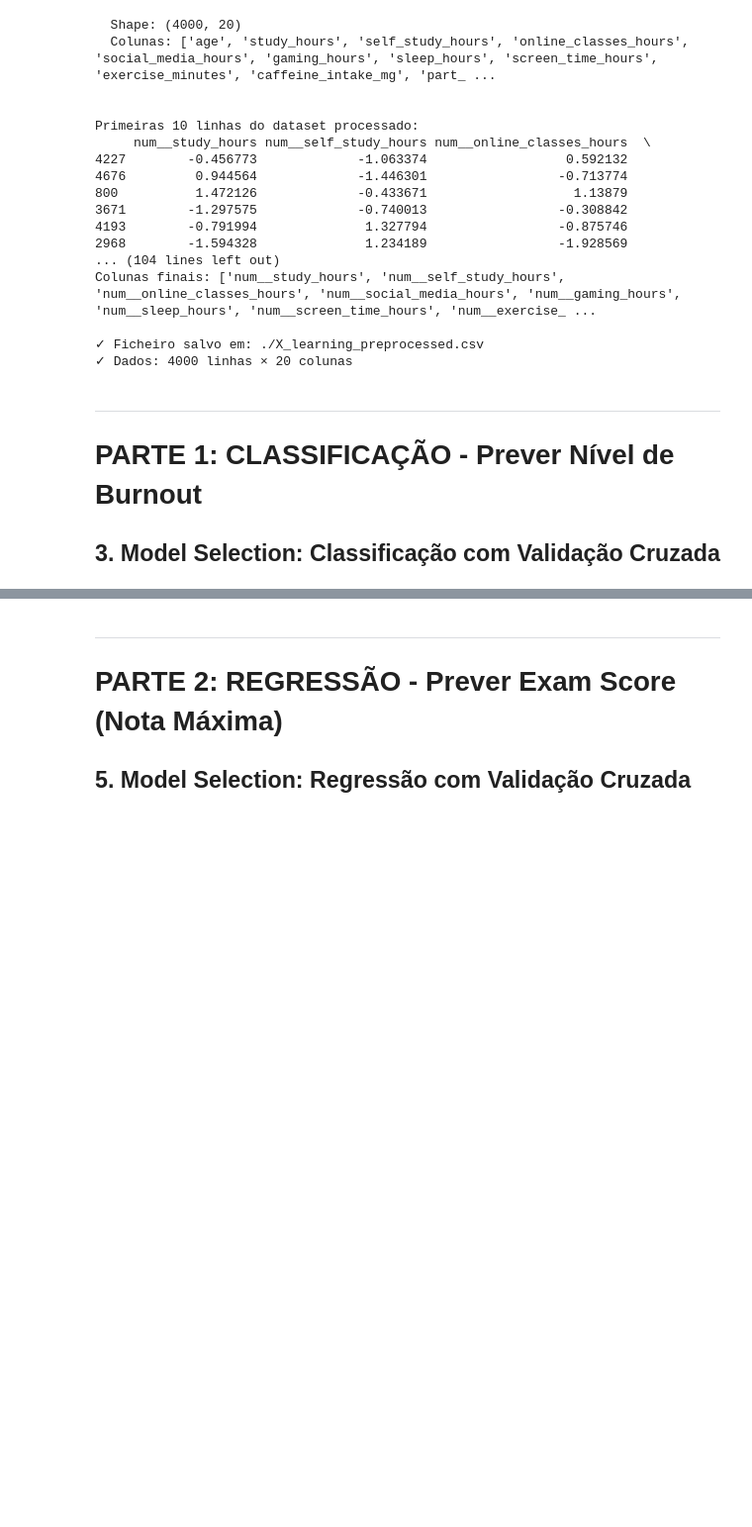
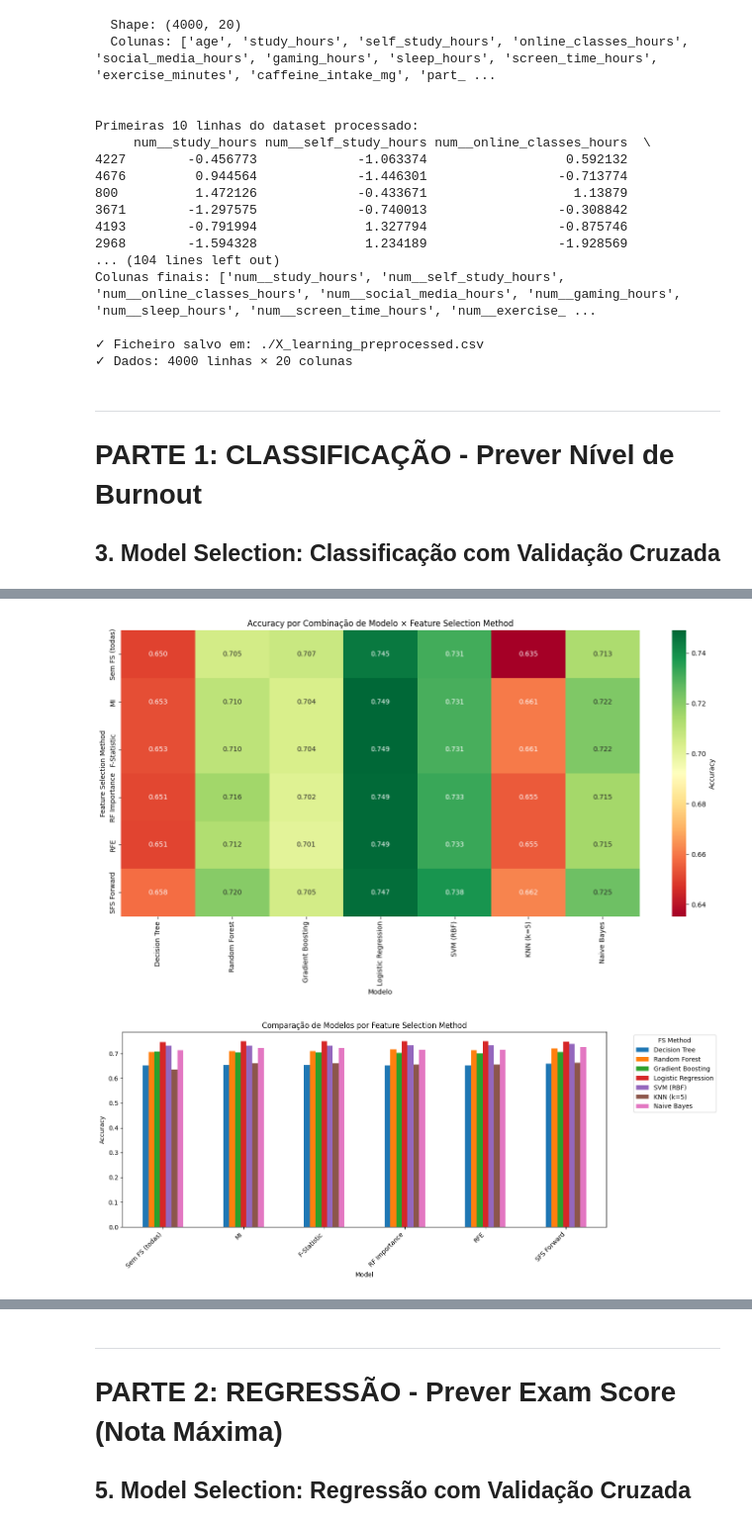
Before and after one commit to kxmoraisxy/faa, a Jupyter notebook: Tratamento dos dados/notebook.ipynb, the cells around one changed output, grey strips where cells are left out. Shown at 99% size. Cells and saved outputs as stored; diff of their text form; code cells hidden in the pictures; blank space fills up the shorter version.

Commit message:
model and features selection

```diff
--- a/Tratamento dos dados/notebook.ipynb
+++ b/Tratamento dos dados/notebook.ipynb
@@ -243,7 +250,7 @@ Colunas finais: ['num__study_hours', 'num__self_study_hours', 'num__online_class
 skfold = StratifiedKFold(n_splits=5, shuffle=True, random_state=42)
 
 # Testar diferentes profundidades de árvore
-depths_clf = [2, 3, 4, 5, 6, None]
+depths_clf = [2, 3, 4, 5, 6, 7, 8, 10, None]  # Adiciona mais profundidades
 cv_rows = []
 
 for depth in depths_clf:
@@ -346,0 +575,75 @@ F1-Score:  0.672
+# %%
+# Criar tabela de resultados em matriz
+print("\n" + "="*150)
+print("MATRIZ DE RESULTADOS: Accuracy Médio (Validação Cruzada)")
+print("="*150)
+
+# Construir DataFrame com resultados
+accuracy_matrix = pd.DataFrame(
+    {
+        fs_method: {
+            model_name: results_matrix[fs_method][model_name]['accuracy']
+            for model_name in models.keys()
+        }
+        for fs_method in feature_selection_methods.keys()
+    }
+)
+
+print("\n" + accuracy_matrix.round(4).to_string())
+
+# Encontrar melhor combinação
+print("\n" + "="*150)
+print("TOP 10 MELHORES COMBINAÇÕES (Model × Feature Selection)")
+print("="*150)
+
+best_combinations = []
+for fs_method in feature_selection_methods.keys():
+    for model_name in models.keys():
+        acc = results_matrix[fs_method][model_name]['accuracy']
+        f1 = results_matrix[fs_method][model_name]['f1']
+        best_combinations.append({
+            'FS Method': fs_method,
+            'Model': model_name,
+            'Accuracy': acc,
+            'F1': f1,
+            'Score': acc * 0.6 + f1 * 0.4  # Weighted score
+        })
+
+best_df = pd.DataFrame(best_combinations).sort_values('Score', ascending=False)
+print("\n" + best_df.head(10).to_string(index=False))
+
+# Selecionar a melhor combinação
+best_fs_method = best_df.iloc[0]['FS Method']
+best_model_name = best_df.iloc[0]['Model']
+best_accuracy = best_df.iloc[0]['Accuracy']
+best_f1 = best_df.iloc[0]['F1']
+
+print("\n" + "="*150)
+print("🎯 MELHOR COMBINAÇÃO")
+print("="*150)
+print(f"Feature Selection: {best_fs_method}")
+print(f"Modelo: {best_model_name}")
+print(f"Accuracy (CV): {best_accuracy:.4f}")
+print(f"F1-Score (CV): {best_f1:.4f}")
+print("="*150)
+
+# Visualizar matriz de resultados
+plt.figure(figsize=(14, 8))
+sns.heatmap(accuracy_matrix.T, annot=True, fmt='.3f', cmap='RdYlGn', cbar_kws={'label': 'Accuracy'})
+plt.title('Accuracy por Combinação de Modelo × Feature Selection Method')
+plt.xlabel('Modelo')
+plt.ylabel('Feature Selection Method')
+plt.tight_layout()
+plt.show()
+
+# Gráfico comparativo por FS Method
+fig, ax = plt.subplots(figsize=(14, 6))
+accuracy_matrix.T.plot(kind='bar', ax=ax)
+plt.title('Comparação de Modelos por Feature Selection Method')
+plt.xlabel('Model')
+plt.ylabel('Accuracy')
+plt.legend(title='FS Method', bbox_to_anchor=(1.05, 1), loc='upper left')
+plt.xticks(rotation=45, ha='right')
+plt.tight_layout()
+plt.show()
+# %% [output]
@@ -346,0 +667,2 @@ F1-Score:  0.672
+[figure, added]
+[figure, added]
```
Also changed, not shown: parts of 13 cells of this notebook, 1 other file.
